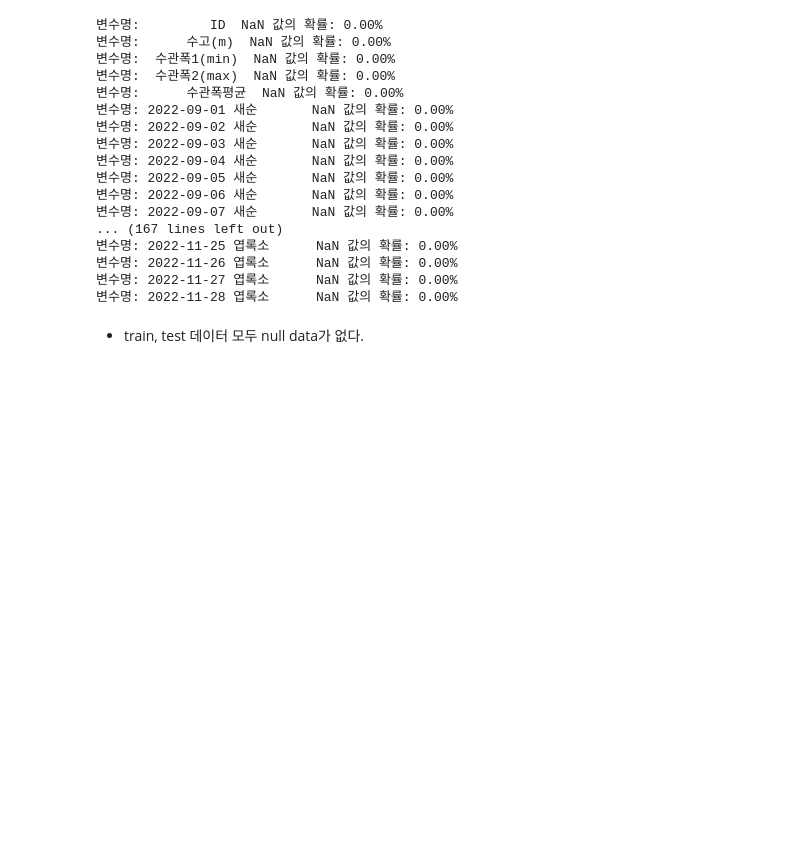
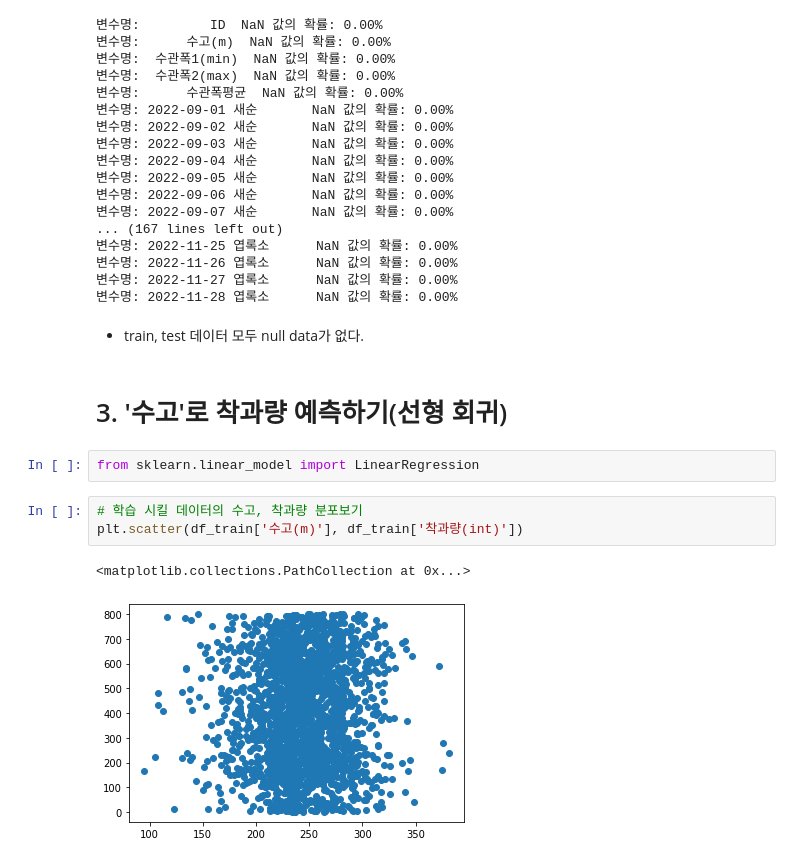
Before and after one commit to JaeHong-Park987/Citrus_fruit_set, a Jupyter notebook: 감귤 착과량 예측.ipynb, the cells around one changed output. Cells and saved outputs as stored; diff of their text form; blank space fills up the shorter version.

Commit message:
Linear Regression으로 착과량 예측하기(수고 이용)

```diff
--- a/감귤 착과량 예측.ipynb
+++ b/감귤 착과량 예측.ipynb
@@ -98,3 +99,13 @@ for col in df_test.columns:
 변수명: 2022-11-28 엽록소      NaN 값의 확률: 0.00%
 # %% [markdown]
 * train, test 데이터 모두 null data가 없다.
+# %% [markdown]
+# 3. '수고'로 착과량 예측하기(선형 회귀)
+# %%
+from sklearn.linear_model import LinearRegression
+# %%
+# 학습 시킬 데이터의 수고, 착과량 분포보기
+plt.scatter(df_train['수고(m)'], df_train['착과량(int)'])
+# %% [output]
+<matplotlib.collections.PathCollection at 0x...>
+[figure, added]
```
Also changed, not shown: parts of 10 cells of this notebook.
